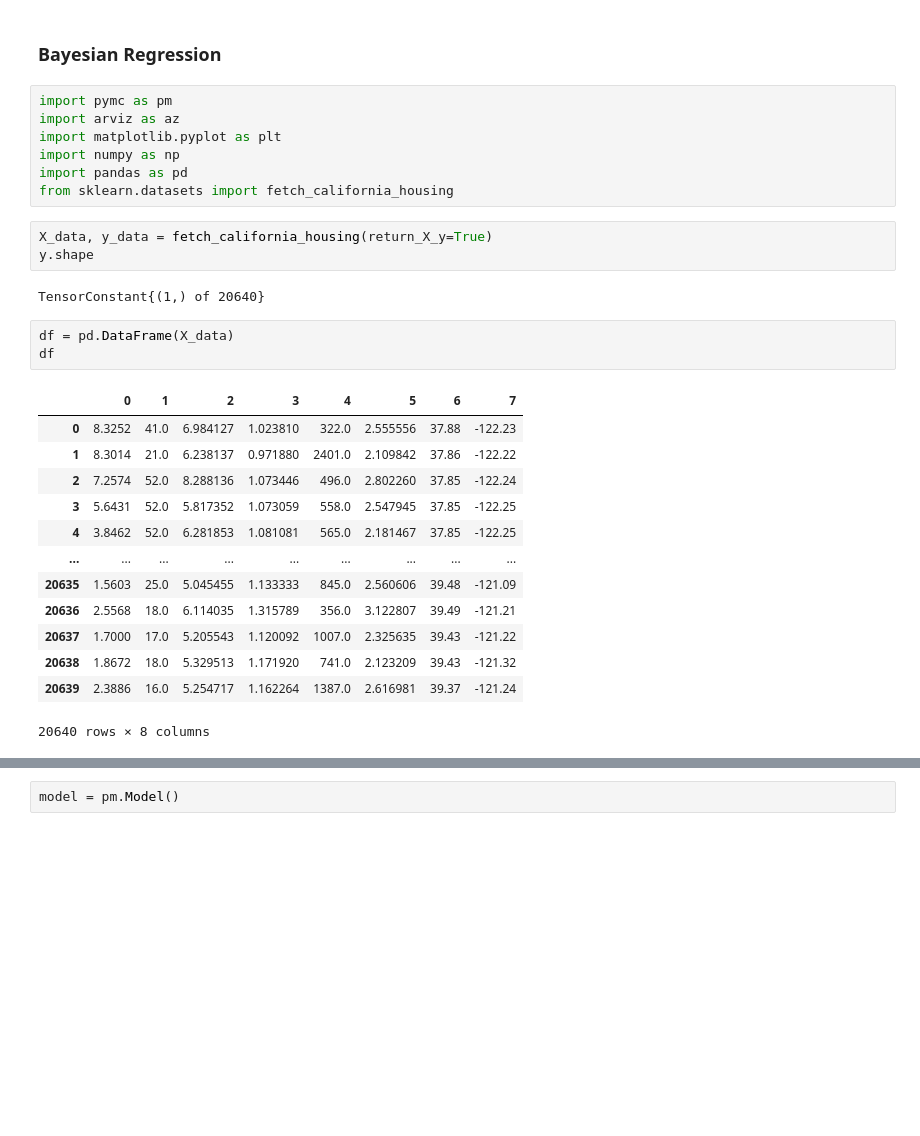
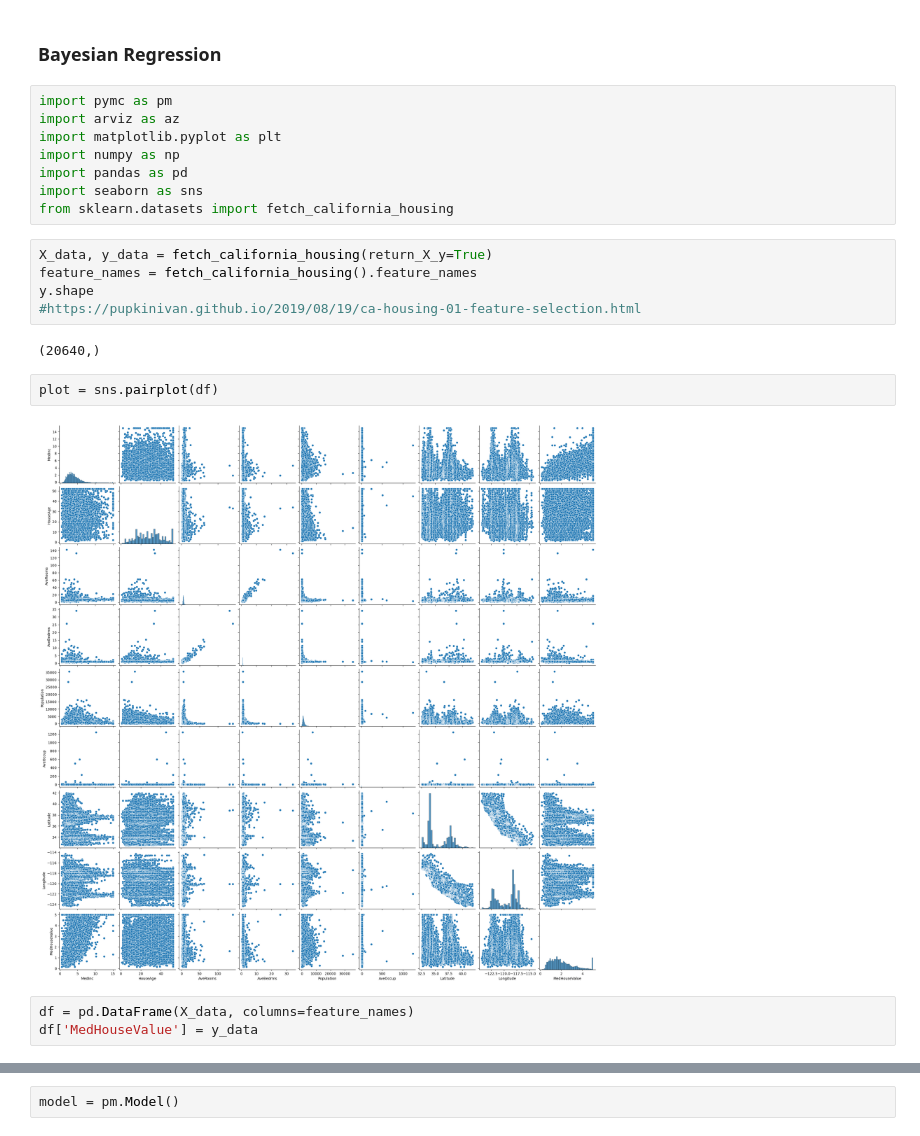
Before and after one commit to Elicit3495/MachineLearningProject22, a Jupyter notebook: Untitled5.ipynb, the cells around one changed output, grey strips where cells are left out. Cells and saved outputs as stored; diff of their text form; blank space fills up the shorter version.

```diff
--- a/Untitled5.ipynb
+++ b/Untitled5.ipynb
@@ -6,26 +6,19 @@ import arviz as az
 import matplotlib.pyplot as plt
 import numpy as np
 import pandas as pd
+import seaborn as sns
 from sklearn.datasets import fetch_california_housing
 # %%
 X_data, y_data = fetch_california_housing(return_X_y=True)
+feature_names = fetch_california_housing().feature_names
 y.shape
+#https://pupkinivan.github.io/2019/08/19/ca-housing-01-feature-selection.html
 # %% [output]
-TensorConstant{(1,) of 20640}
+(20640,)
+# %%
+plot = sns.pairplot(df)
+# %% [output]
+[figure, added]
 # %%
-df = pd.DataFrame(X_data)
-df
+df = pd.DataFrame(X_data, columns=feature_names)
+df['MedHouseValue'] = y_data
-# %% [output]
-|  | 0 | 1 | 2 | 3 | 4 | 5 | 6 | 7 |
-| 0 | 8.3252 | 41.0 | 6.984127 | 1.023810 | 322.0 | 2.555556 | 37.88 | -122.23 |
-| 1 | 8.3014 | 21.0 | 6.238137 | 0.971880 | 2401.0 | 2.109842 | 37.86 | -122.22 |
-| 2 | 7.2574 | 52.0 | 8.288136 | 1.073446 | 496.0 | 2.802260 | 37.85 | -122.24 |
-| 3 | 5.6431 | 52.0 | 5.817352 | 1.073059 | 558.0 | 2.547945 | 37.85 | -122.25 |
-| 4 | 3.8462 | 52.0 | 6.281853 | 1.081081 | 565.0 | 2.181467 | 37.85 | -122.25 |
-| ... | ... | ... | ... | ... | ... | ... | ... | ... |
-| 20635 | 1.5603 | 25.0 | 5.045455 | 1.133333 | 845.0 | 2.560606 | 39.48 | -121.09 |
-| 20636 | 2.5568 | 18.0 | 6.114035 | 1.315789 | 356.0 | 3.122807 | 39.49 | -121.21 |
-| 20637 | 1.7000 | 17.0 | 5.205543 | 1.120092 | 1007.0 | 2.325635 | 39.43 | -121.22 |
-| 20638 | 1.8672 | 18.0 | 5.329513 | 1.171920 | 741.0 | 2.123209 | 39.43 | -121.32 |
-| 20639 | 2.3886 | 16.0 | 5.254717 | 1.162264 | 1387.0 | 2.616981 | 39.37 | -121.24 |
-20640 rows × 8 columns
```
Also changed, not shown: parts of 5 cells of this notebook.
